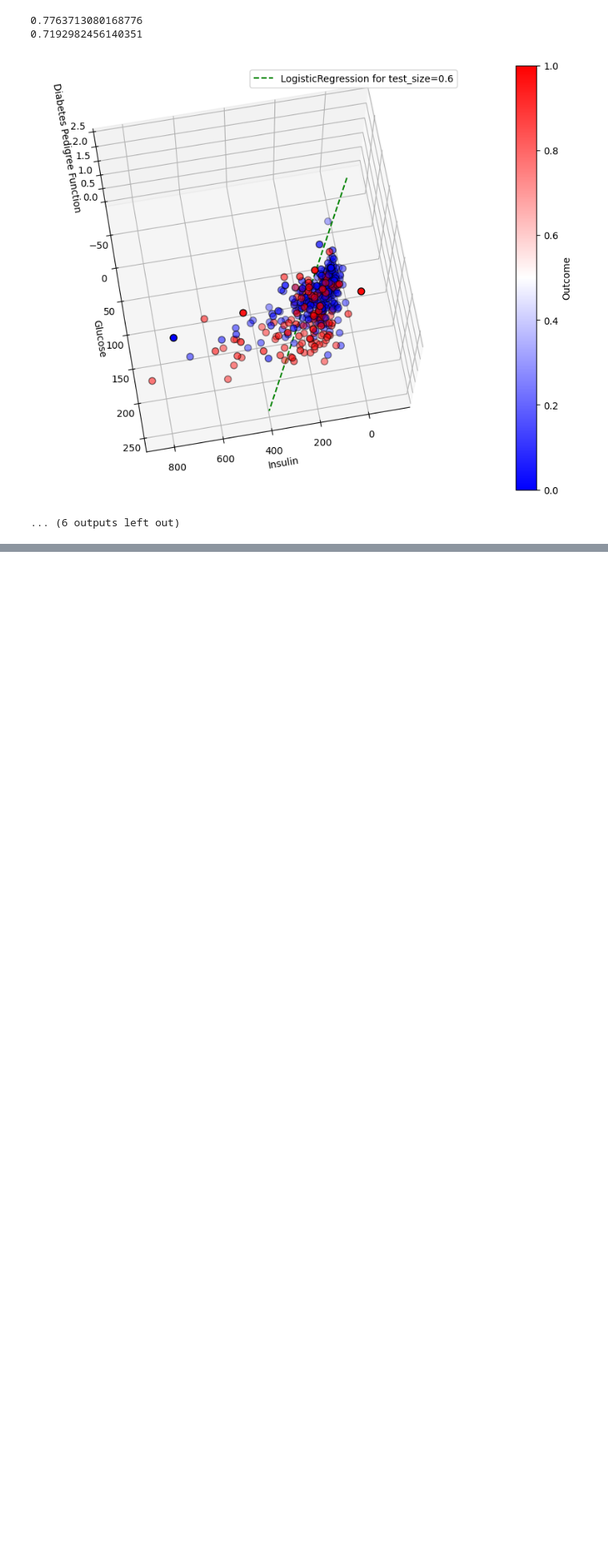
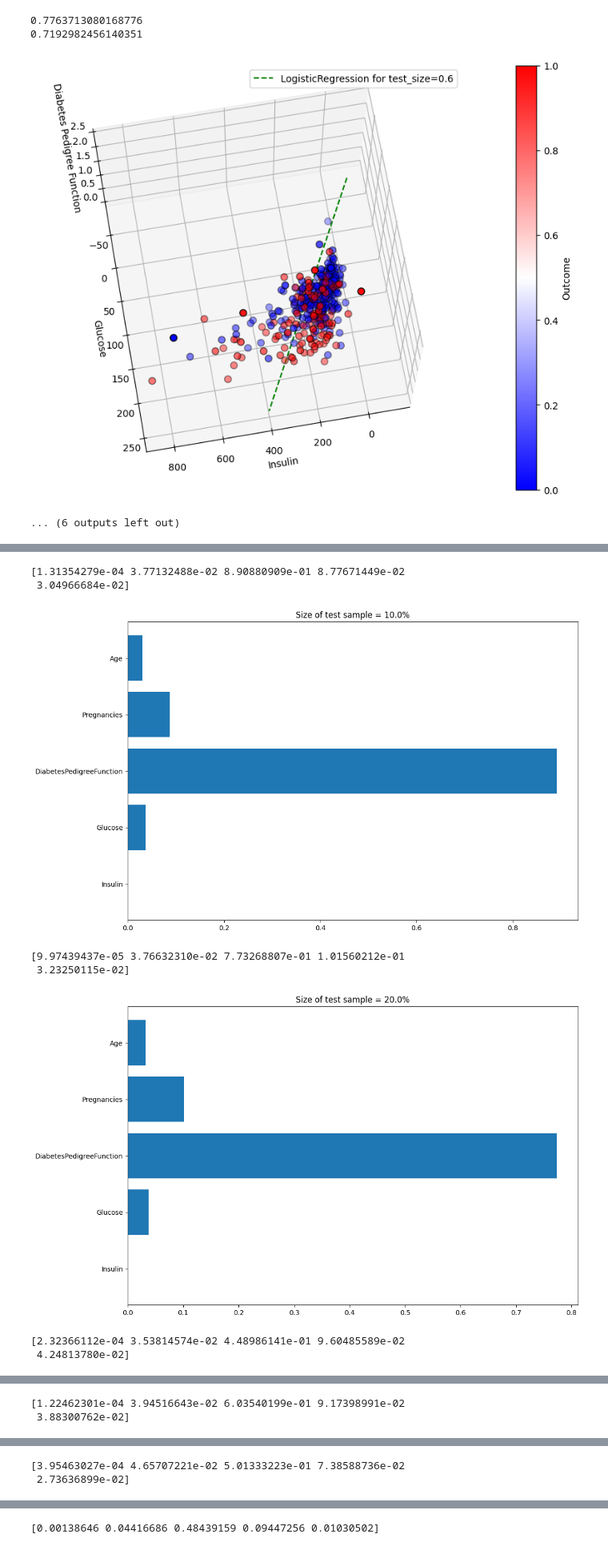
Before and after one commit to egorbeckish/Masters-program, a Jupyter notebook: 1. First Course/Semester 1/Регрессоры/2. Октябрь/23.10.2025/ДЗ/main.ipynb, the cells around one changed output, grey strips where cells are left out. Shown at 80% size. Saved outputs shown, nothing was run; the diff lists cells and outputs as text; code cells hidden in the pictures; blank space fills up the shorter version.

```diff
--- a/1. First Course/Semester 1/Регрессоры/2. Октябрь/23.10.2025/ДЗ/main.ipynb
+++ b/1. First Course/Semester 1/Регрессоры/2. Октябрь/23.10.2025/ДЗ/main.ipynb
@@ -337,0 +335,19 @@ dict(sorted(list(test_sizes.items()), key=lambda x: x[1][1], reverse=True))
+# %%
+features = df.columns.to_list()[:-1]
+
+for i in range(len(test_sizes["coef"])):
+	print(test_sizes["coef"][i])
+	plt.subplots(figsize=(12, 8))
+	plt.title(f"Size of test sample = {test_sizes["test_size"][i] * 100}%")
+	plt.barh(features, test_sizes["coef"][i])
+
+	plt.show()
+# %% [output]
+[1.31354279e-04 3.77132488e-02 8.90880909e-01 8.77671449e-02
+ 3.04966684e-02]
+[figure, added]
+[9.97439437e-05 3.76632310e-02 7.73268807e-01 1.01560212e-01
+ 3.23250115e-02]
+[figure, added]
+[2.32366112e-04 3.53814574e-02 4.48986141e-01 9.60485589e-02
+ 4.24813780e-02]
@@ -337,0 +355,2 @@ dict(sorted(list(test_sizes.items()), key=lambda x: x[1][1], reverse=True))
+[1.22462301e-04 3.94516643e-02 6.03540199e-01 9.17398991e-02
+ 3.88300762e-02]
@@ -337,0 +358,2 @@ dict(sorted(list(test_sizes.items()), key=lambda x: x[1][1], reverse=True))
+[3.95463027e-04 4.65707221e-02 5.01333223e-01 7.38588736e-02
+ 2.73636899e-02]
@@ -337,0 +361 @@ dict(sorted(list(test_sizes.items()), key=lambda x: x[1][1], reverse=True))
+[0.00138646 0.04416686 0.48439159 0.09447256 0.01030502]
```
Also changed, not shown: parts of 5 cells of this notebook.
